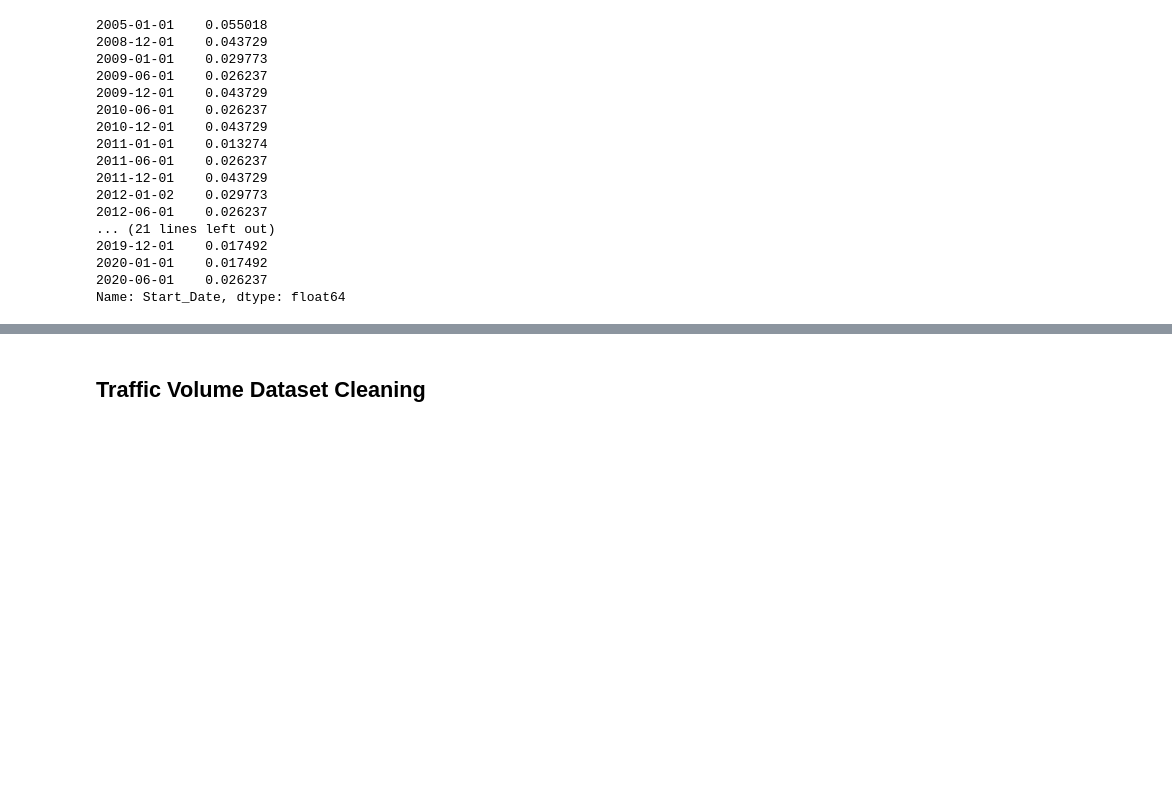
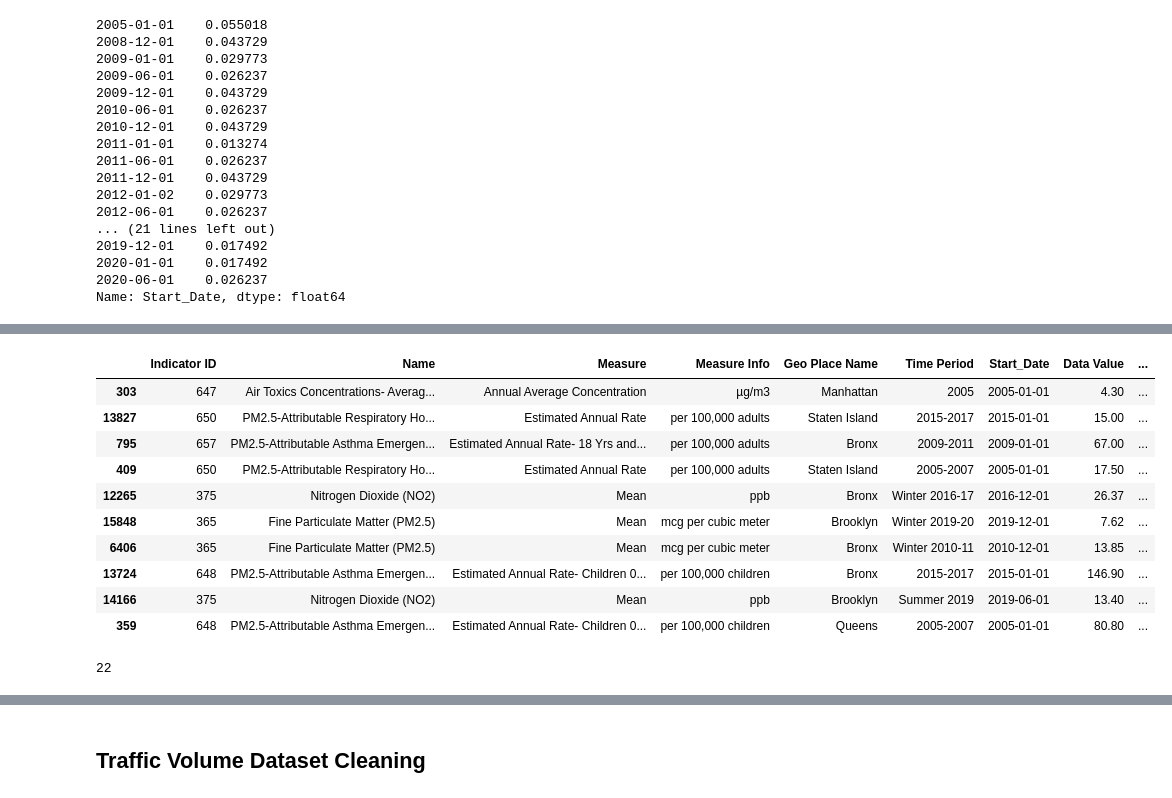
Before and after one commit to daniel-a-r/ccny_data_science_project, a Jupyter notebook: data_science_project.ipynb, the cells around one changed output, grey strips where cells are left out. Cells and saved outputs as stored; diff of their text form; code cells hidden in the pictures; blank space fills up the shorter version.

```diff
--- a/data_science_project.ipynb
+++ b/data_science_project.ipynb
@@ -311,0 +385,9 @@ Name: Start_Date, dtype: float64
+# %%
+counter = 0
+for row in test_dict:
+    print(row['Time Period'])
+    print(row['Start_Date'].year + 1)
+    print(row['Start_Date'].month + 4)
+    counter += 1
+    if counter == 10:
+        break
@@ -311,0 +497,3 @@ Name: Start_Date, dtype: float64
+# %%
+air_quality_boros = air_quality[air_quality['Geo Type Name'].str.contains('Borough')]
+air_quality_boros = air_quality_boros.drop(['Geo Type Name'], axis=1)
@@ -311,0 +555,39 @@ Name: Start_Date, dtype: float64
+# %%
+def create_end_dates(air_quality_boros_dict):
+    end_dates = []
+    for row in air_quality_boros_dict:
+        time_period_str_len = len(row['Time Period'])
+        year = row['Start_Date'].year
+        if time_period_str_len == 4:
+            date = datetime.date(year, 12, 31)
+        elif time_period_str_len == 9:
+            date = datetime.date(year + 2, 12, 31)
+        elif time_period_str_len == 11:
+            date = datetime.date(year, 8, 31)
+        elif time_period_str_len == 14:
+            date = datetime.date(year + 1, 2, 28)
+        elif time_period_str_len == 19:
+            year = int(row['Time Period'][-4:])
+            date = datetime.date(year, 12, 31)
+        end_dates.append(date)
+    return end_dates
+# %%
+air_quality_boros['end_date'] = create_end_dates(air_quality_boros.to_dict('records'))
+# %%
+air_quality_boros.sample(10)
+# %% [output]
+|  | Indicator ID | Name | Measure | Measure Info | Geo Place Name | Time Period | Start_Date | Data Value | ... |
+| 303 | 647 | Air Toxics Concentrations- Averag... | Annual Average Concentration | µg/m3 | Manhattan | 2005 | 2005-01-01 | 4.30 | ... |
+| 13827 | 650 | PM2.5-Attributable Respiratory Ho... | Estimated Annual Rate | per 100,000 adults | Staten Island | 2015-2017 | 2015-01-01 | 15.00 | ... |
+| 795 | 657 | PM2.5-Attributable Asthma Emergen... | Estimated Annual Rate- 18 Yrs and... | per 100,000 adults | Bronx | 2009-2011 | 2009-01-01 | 67.00 | ... |
+| 409 | 650 | PM2.5-Attributable Respiratory Ho... | Estimated Annual Rate | per 100,000 adults | Staten Island | 2005-2007 | 2005-01-01 | 17.50 | ... |
+| 12265 | 375 | Nitrogen Dioxide (NO2) | Mean | ppb | Bronx | Winter 2016-17 | 2016-12-01 | 26.37 | ... |
+| 15848 | 365 | Fine Particulate Matter (PM2.5) | Mean | mcg per cubic meter | Brooklyn | Winter 2019-20 | 2019-12-01 | 7.62 | ... |
+| 6406 | 365 | Fine Particulate Matter (PM2.5) | Mean | mcg per cubic meter | Bronx | Winter 2010-11 | 2010-12-01 | 13.85 | ... |
+| 13724 | 648 | PM2.5-Attributable Asthma Emergen... | Estimated Annual Rate- Children 0... | per 100,000 children | Bronx | 2015-2017 | 2015-01-01 | 146.90 | ... |
+| 14166 | 375 | Nitrogen Dioxide (NO2) | Mean | ppb | Brooklyn | Summer 2019 | 2019-06-01 | 13.40 | ... |
+| 359 | 648 | PM2.5-Attributable Asthma Emergen... | Estimated Annual Rate- Children 0... | per 100,000 children | Queens | 2005-2007 | 2005-01-01 | 80.80 | ... |
+# %%
+air_quality_boros['Indicator ID'].nunique()
+# %% [output]
+22
```
Also changed, not shown: parts of 26 cells of this notebook.
